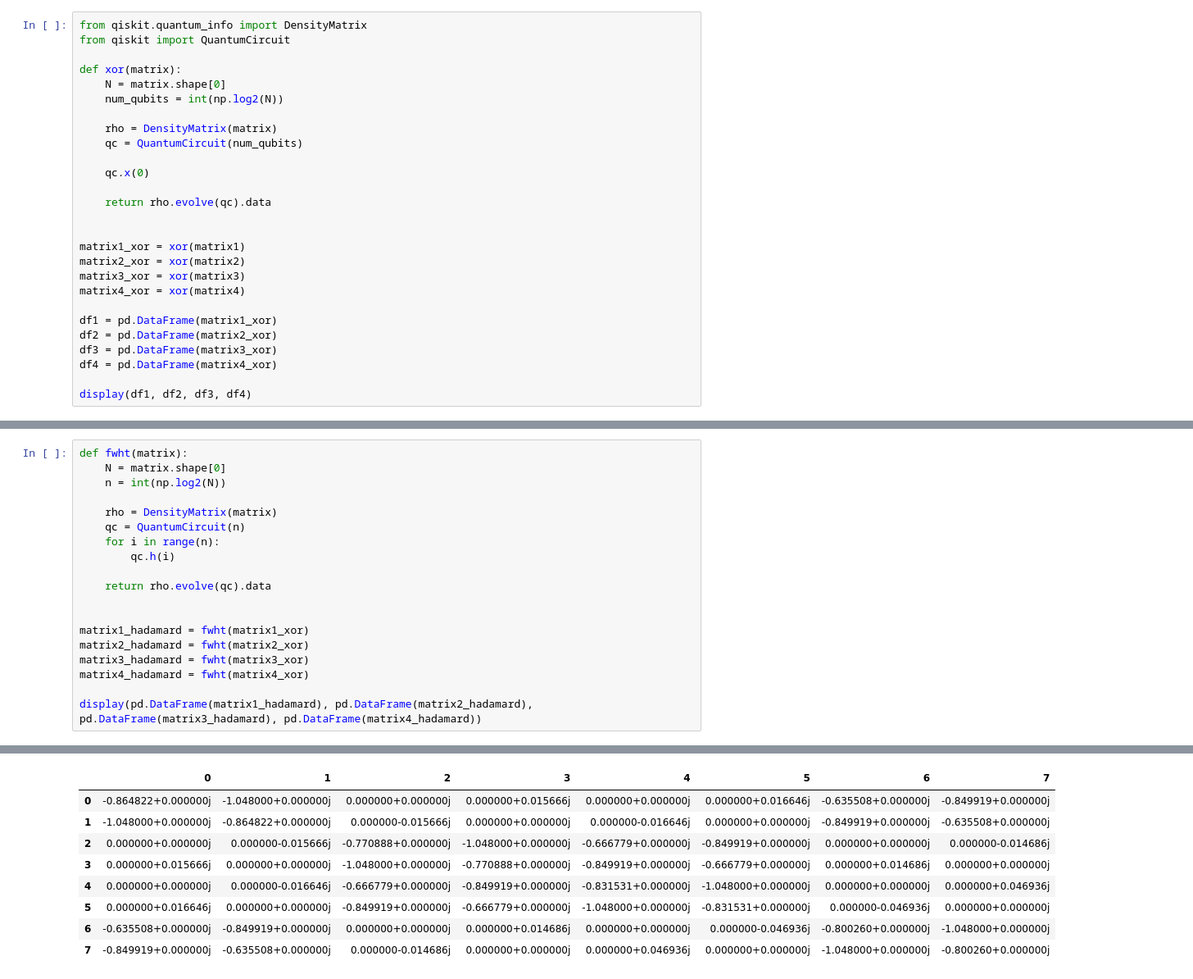
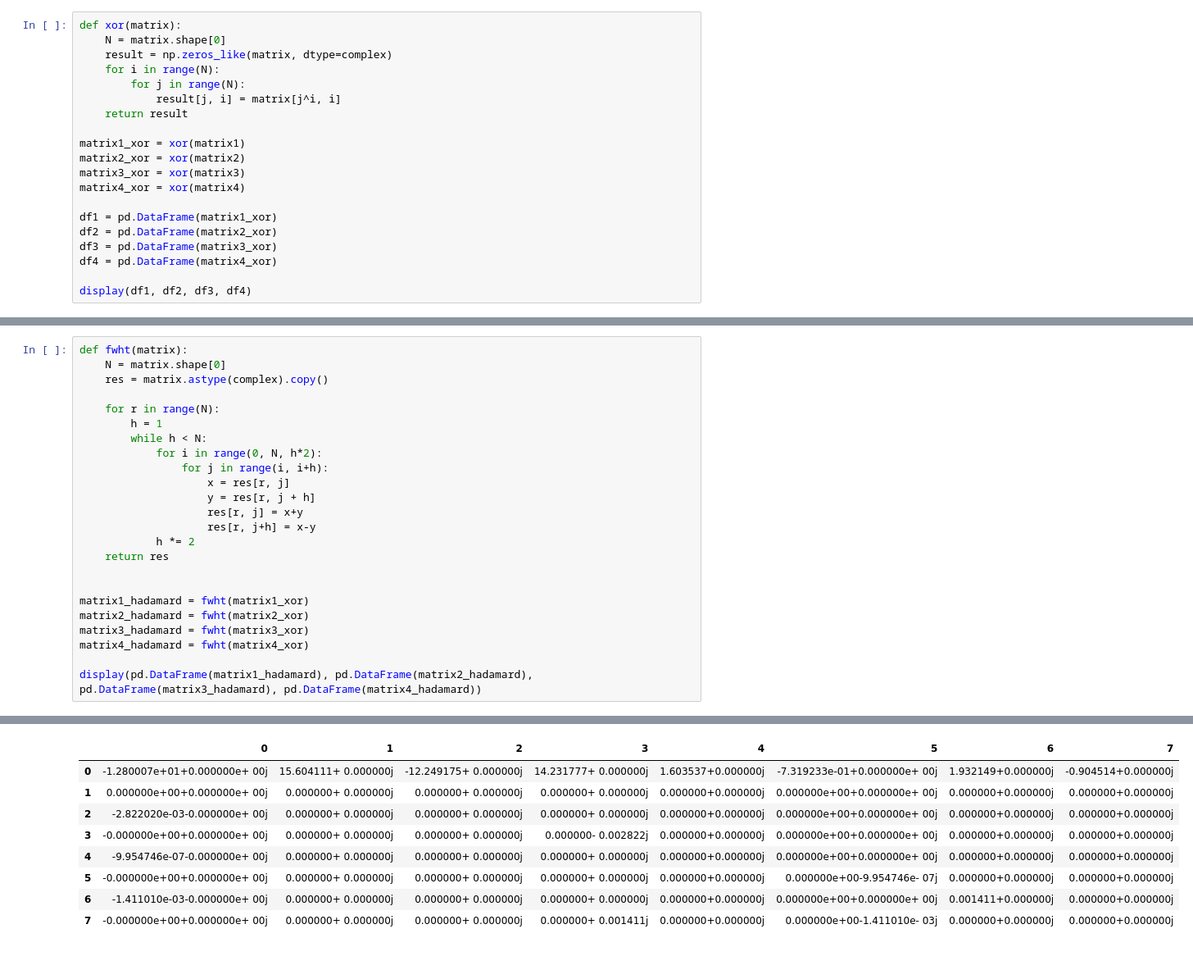
Before and after one commit to m-martyna/QuantumMST, a Jupyter notebook: n_scatterer_1D/Pauli_decomposition.ipynb, the cells around one changed output, grey strips where cells are left out. Shown at 82% size. Drawn from its saved outputs; the diff is of its cells as text.

```diff
--- a/n_scatterer_1D/Pauli_decomposition.ipynb
+++ b/n_scatterer_1D/Pauli_decomposition.ipynb
@@ -85,18 +112,11 @@ display(df1, df2, df3, df4)
 # %%
-from qiskit.quantum_info import DensityMatrix
-from qiskit import QuantumCircuit
-
 def xor(matrix):
     N = matrix.shape[0]
-    num_qubits = int(np.log2(N))
-
-    rho = DensityMatrix(matrix)
-    qc = QuantumCircuit(num_qubits)
-
-    qc.x(0)
-
-    return rho.evolve(qc).data
-
+    result = np.zeros_like(matrix, dtype=complex)
+    for i in range(N):
+        for j in range(N):
+            result[j, i] = matrix[j^i, i]
+    return result
 
 matrix1_xor = xor(matrix1)
 matrix2_xor = xor(matrix2)
@@ -141,14 +161,19 @@ display(df1, df2, df3, df4)
 # %%
 def fwht(matrix):
     N = matrix.shape[0]
-    n = int(np.log2(N))
+    res = matrix.astype(complex).copy()
 
-    rho = DensityMatrix(matrix)
-    qc = QuantumCircuit(n)
-    for i in range(n):
-        qc.h(i)
-
-    return rho.evolve(qc).data
+    for r in range(N):
+        h = 1
+        while h < N:
+            for i in range(0, N, h*2):
+                for j in range(i, i+h):
+                    x = res[r, j]
+                    y = res[r, j + h]
+                    res[r, j] = x+y
+                    res[r, j+h] = x-y
+            h *= 2
+    return res
 
 
 matrix1_hadamard = fwht(matrix1_xor)
@@ -180,10 +205,10 @@ display(pd.DataFrame(matrix1_hadamard), pd.DataFrame(matrix2_hadamard), pd.DataF
 |  | 0 | 1 | 2 | 3 | 4 | 5 | 6 | 7 |
-| 0 | -0.864822+0.000000j | -1.048000+0.000000j | 0.000000+0.000000j | 0.000000+0.015666j | 0.000000+0.000000j | 0.000000+0.016646j | -0.635508+0.000000j | -0.849919+0.000000j |
-| 1 | -1.048000+0.000000j | -0.864822+0.000000j | 0.000000-0.015666j | 0.000000+0.000000j | 0.000000-0.016646j | 0.000000+0.000000j | -0.849919+0.000000j | -0.635508+0.000000j |
-| 2 | 0.000000+0.000000j | 0.000000-0.015666j | -0.770888+0.000000j | -1.048000+0.000000j | -0.666779+0.000000j | -0.849919+0.000000j | 0.000000+0.000000j | 0.000000-0.014686j |
-| 3 | 0.000000+0.015666j | 0.000000+0.000000j | -1.048000+0.000000j | -0.770888+0.000000j | -0.849919+0.000000j | -0.666779+0.000000j | 0.000000+0.014686j | 0.000000+0.000000j |
-| 4 | 0.000000+0.000000j | 0.000000-0.016646j | -0.666779+0.000000j | -0.849919+0.000000j | -0.831531+0.000000j | -1.048000+0.000000j | 0.000000+0.000000j | 0.000000+0.046936j |
-| 5 | 0.000000+0.016646j | 0.000000+0.000000j | -0.849919+0.000000j | -0.666779+0.000000j | -1.048000+0.000000j | -0.831531+0.000000j | 0.000000-0.046936j | 0.000000+0.000000j |
-| 6 | -0.635508+0.000000j | -0.849919+0.000000j | 0.000000+0.000000j | 0.000000+0.014686j | 0.000000+0.000000j | 0.000000-0.046936j | -0.800260+0.000000j | -1.048000+0.000000j |
-| 7 | -0.849919+0.000000j | -0.635508+0.000000j | 0.000000-0.014686j | 0.000000+0.000000j | 0.000000+0.046936j | 0.000000+0.000000j | -1.048000+0.000000j | -0.800260+0.000000j |
+| 0 | -1.280007e+01+0.000000e+ 00j | 15.604111+ 0.000000j | -12.249175+ 0.000000j | 14.231777+ 0.000000j | 1.603537+0.000000j | -7.319233e-01+0.000000e+ 00j | 1.932149+0.000000j | -0.904514+0.000000j |
+| 1 | 0.000000e+00+0.000000e+ 00j | 0.000000+ 0.000000j | 0.000000+ 0.000000j | 0.000000+ 0.000000j | 0.000000+0.000000j | 0.000000e+00+0.000000e+ 00j | 0.000000+0.000000j | 0.000000+0.000000j |
+| 2 | -2.822020e-03-0.000000e+ 00j | 0.000000+ 0.000000j | 0.000000+ 0.000000j | 0.000000+ 0.000000j | 0.000000+0.000000j | 0.000000e+00+0.000000e+ 00j | 0.000000+0.000000j | 0.000000+0.000000j |
+| 3 | -0.000000e+00+0.000000e+ 00j | 0.000000+ 0.000000j | 0.000000+ 0.000000j | 0.000000- 0.002822j | 0.000000+0.000000j | 0.000000e+00+0.000000e+ 00j | 0.000000+0.000000j | 0.000000+0.000000j |
+| 4 | -9.954746e-07-0.000000e+ 00j | 0.000000+ 0.000000j | 0.000000+ 0.000000j | 0.000000+ 0.000000j | 0.000000+0.000000j | 0.000000e+00+0.000000e+ 00j | 0.000000+0.000000j | 0.000000+0.000000j |
+| 5 | -0.000000e+00+0.000000e+ 00j | 0.000000+ 0.000000j | 0.000000+ 0.000000j | 0.000000+ 0.000000j | 0.000000+0.000000j | 0.000000e+00-9.954746e- 07j | 0.000000+0.000000j | 0.000000+0.000000j |
+| 6 | -1.411010e-03-0.000000e+ 00j | 0.000000+ 0.000000j | 0.000000+ 0.000000j | 0.000000+ 0.000000j | 0.000000+0.000000j | 0.000000e+00+0.000000e+ 00j | 0.001411+0.000000j | 0.000000+0.000000j |
+| 7 | -0.000000e+00+0.000000e+ 00j | 0.000000+ 0.000000j | 0.000000+ 0.000000j | 0.000000+ 0.001411j | 0.000000+0.000000j | 0.000000e+00-1.411010e- 03j | 0.000000+0.000000j | 0.000000+0.000000j |
 # %%
```
Also changed, not shown: parts of 10 cells of this notebook, 5 other files.
